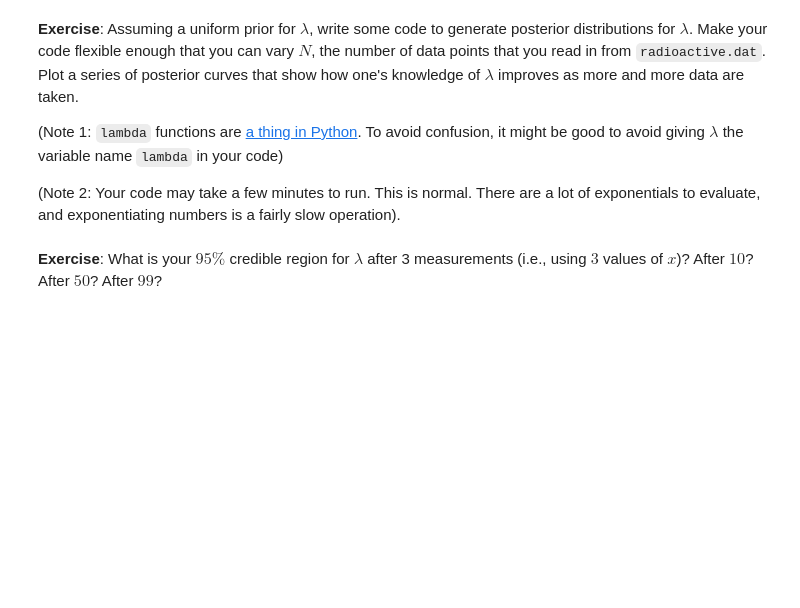
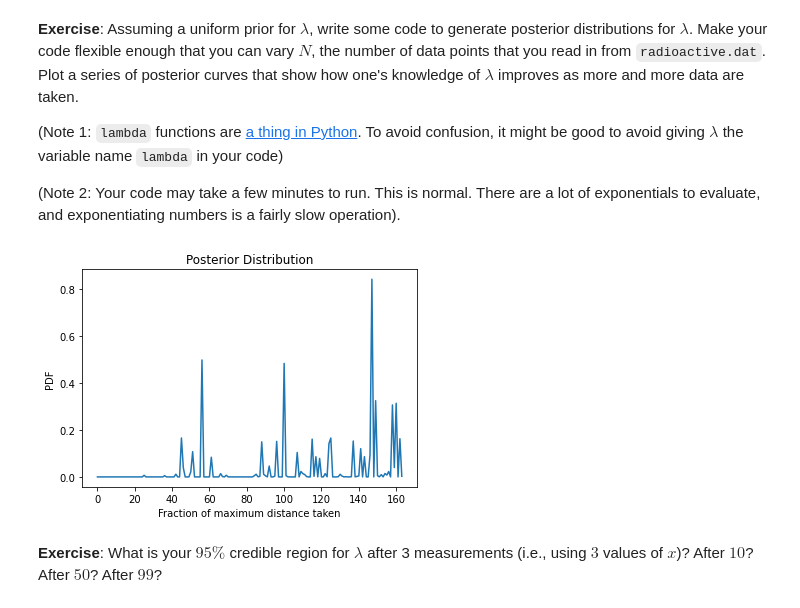
Before and after one commit to SaadNaeem96/Astrophysics_DataScience, a Jupyter notebook: CodingLab05/CodingLab05_Bayes.ipynb, the cells around one changed output. Saved outputs shown, nothing was run; the diff lists cells and outputs as text; code cells hidden in the pictures; blank space fills up the shorter version.

Commit message:
radioactive bit

```diff
--- a/CodingLab05/CodingLab05_Bayes.ipynb
+++ b/CodingLab05/CodingLab05_Bayes.ipynb
@@ -190,7 +165,14 @@ __Exercise__: Open your packet of M&Ms and count the number of blue M&Ms. Plot t
 # %%
 ## Your code here
 #opened 6 M&Ms packs
+#
 x1 = np.arange(0.2,0.8,0.1)
+
+n = 232
+#d = actual number of d's counted
+d = 64
+
+
 
 #likelihood
 def func(d,n):
@@ -332,3 +317,46 @@ __Exercise__: Assuming a uniform prior for $\lambda$, write some code to generat
+# %%
+## Your code and plots here
+#assume between 0,1
+import pandas as pd
+x = pd.read_csv(r'C:\Users\Saad.naeem\Astrophysics_DataScience\CodingLab05\radioactive.dat', sep=",", header=None)
+
+x = pd.DataFrame(x)
+x.columns = ['lambda']
+lambda1 = x['lambda']
+#Define N based on length of input data
+
+N = len(lambda1)
+#x = x.values.tolist()
+#print(x.values.shape)
+
+#prior
+Plambda = np.arange(1/N , 1 , 1/(N+1)) # 1/N instead of 0  to avoid division by zero
+
+
+#likelihood
+L = []
+for i in np.arange(0,len(Plambda),1):
+
+    A= ((np.exp(-1/Plambda[i])- np.exp(-20/Plambda[i])))
+    B = A*Plambda[i]
+    c= 1/B
+    element = c*np.exp(-1*lambda1[i]/Plambda[i])
+    L.append(element)
+L = np.array(L)
+
+
+
+#posterior
+P = Plambda*L
+
+#plt.plot(x, P, label='posterior distribution')
+plt.plot(P)
+plt.xlabel("Fraction of maximum distance taken")
+plt.ylabel("PDF")
+plt.title("Posterior Distribution")
+plt.show()
+# %% [output]
+[figure, added]
 # %% [markdown]
 __Exercise__: What is your $95\%$ credible region for $\lambda$ after 3 measurements (i.e., using $3$ values of $x$)? After $10$? After $50$? After $99$?
 # %%
```
Also changed, not shown: parts of 10 cells of this notebook.
